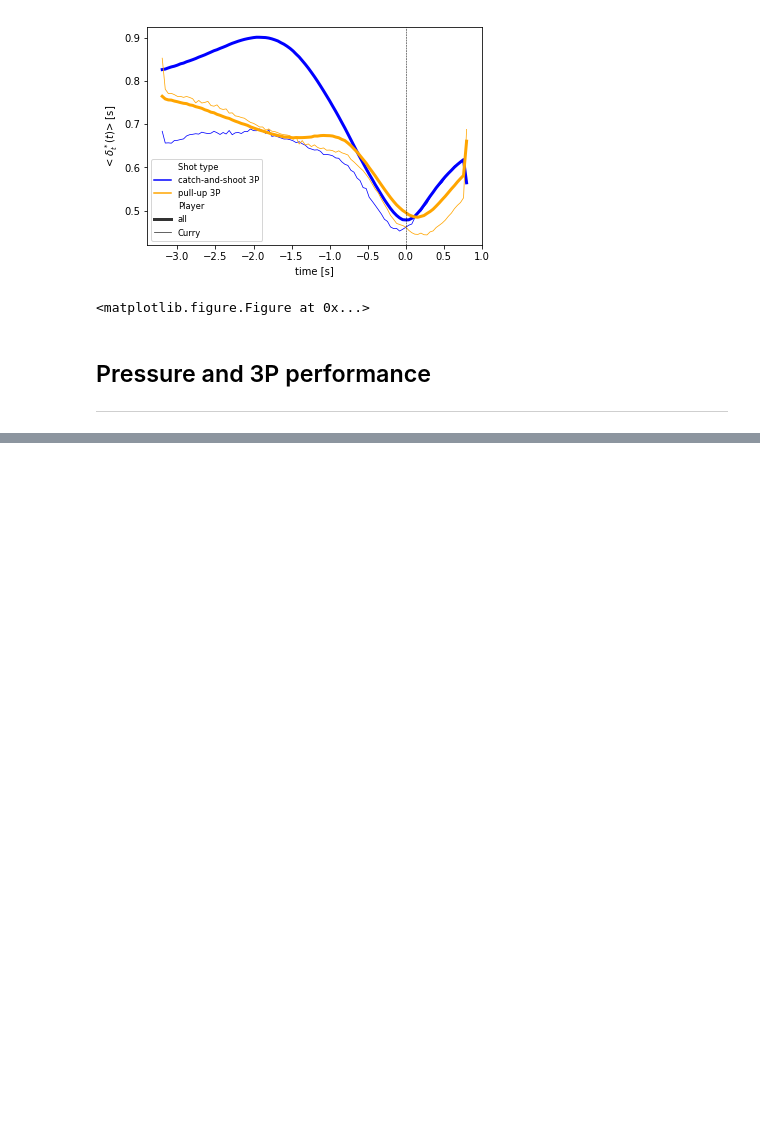
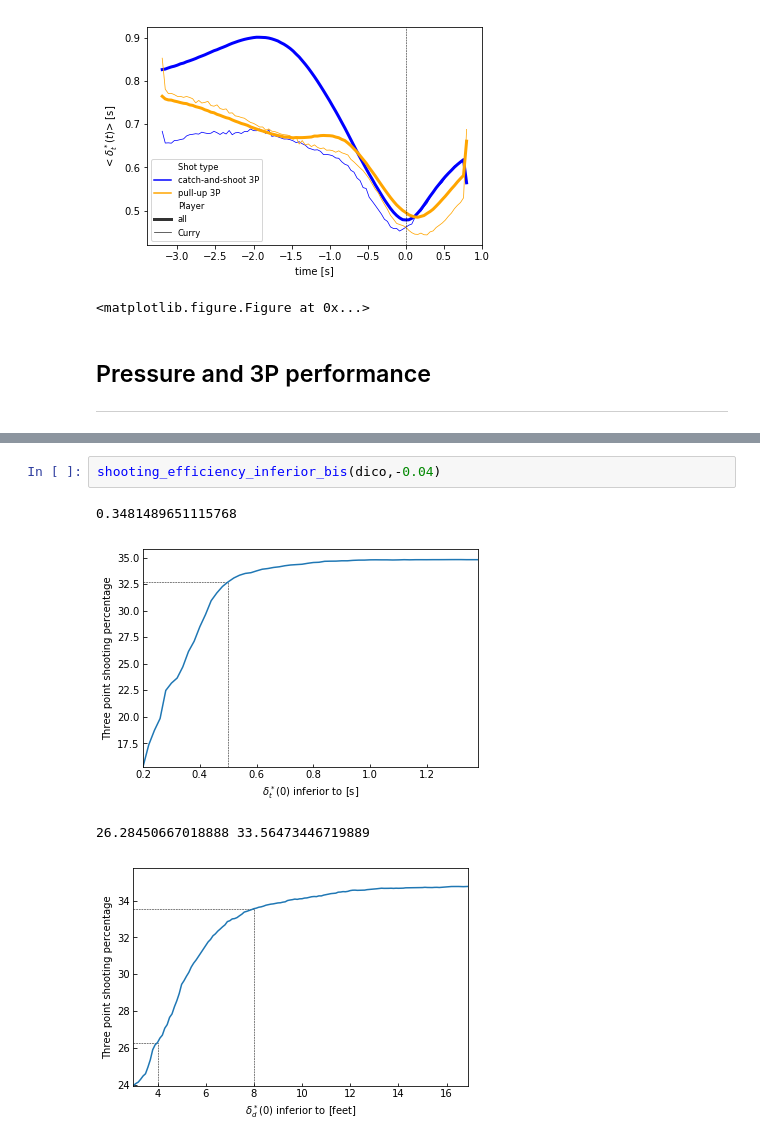
Before and after one commit to AmigoCap/MecaSportCo, a Jupyter notebook: 4_Free_space_and_3-points_efficiency.ipynb, the cells around one changed output, grey strips where cells are left out. Saved outputs shown, nothing was run; the diff lists cells and outputs as text; blank space fills up the shorter version.

```diff
--- a/4_Free_space_and_3-points_efficiency.ipynb
+++ b/4_Free_space_and_3-points_efficiency.ipynb
@@ -325,0 +492,7 @@ shooting_efficiency_inferior(df)
+# %%
+shooting_efficiency_inferior_bis(dico,-0.04)
+# %% [output]
+0.3481489651115768
+[figure, added]
+26.28450667018888 33.56473446719889
+[figure, added]
```
Also changed, not shown: parts of 6 cells of this notebook, 5 other files.
